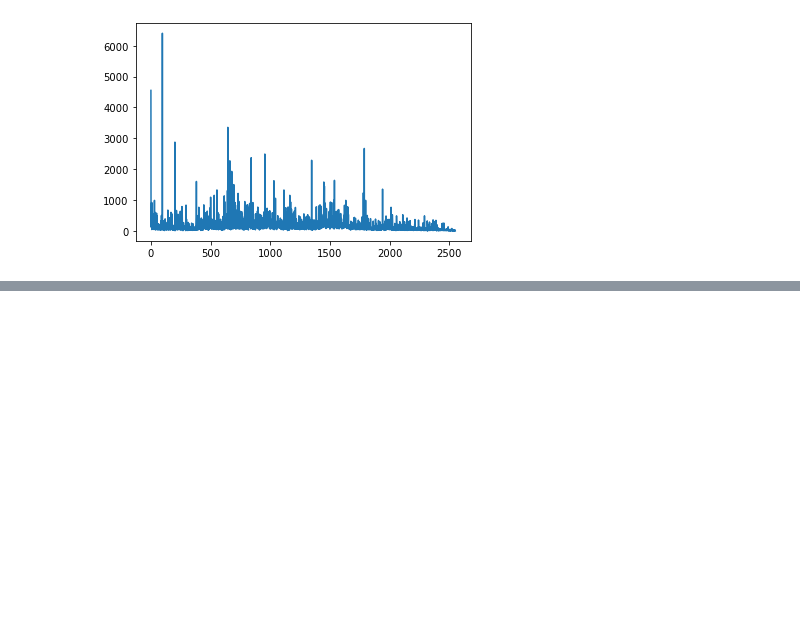
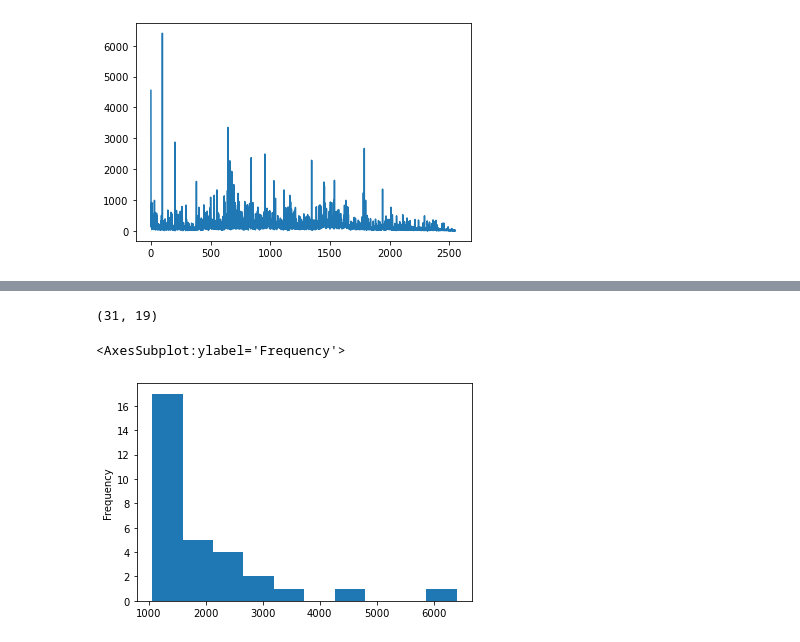
Before and after one commit to Peterstangolis/python_tutorials, a Jupyter notebook: Pandas_best_practices.ipynb, the cells around one changed output, grey strips where cells are left out. Cells and saved outputs as stored; diff of their text form; code cells hidden in the pictures; blank space fills up the shorter version.

```diff
--- a/Pandas_best_practices.ipynb
+++ b/Pandas_best_practices.ipynb
@@ -16,0 +98,2 @@ ted.comments.plot()
+# %%
+ted['comments_per_view'] = ted.comments / ted.views
@@ -16,0 +109,2 @@ ted.comments.plot()
+# %%
+ted['view_per_comment'] = ted.views / ted.comments
@@ -16,0 +135,8 @@ ted.comments.plot()
+# %%
+print(ted[ted.comments > 1000].shape)
+ted[ted.comments > 1000].comments.plot(kind = 'hist',
+                 bins = 10)
+# %% [output]
+(31, 19)
+<AxesSubplot:ylabel='Frequency'>
+[figure, added]
```
Also changed, not shown: parts of 24 cells of this notebook.
